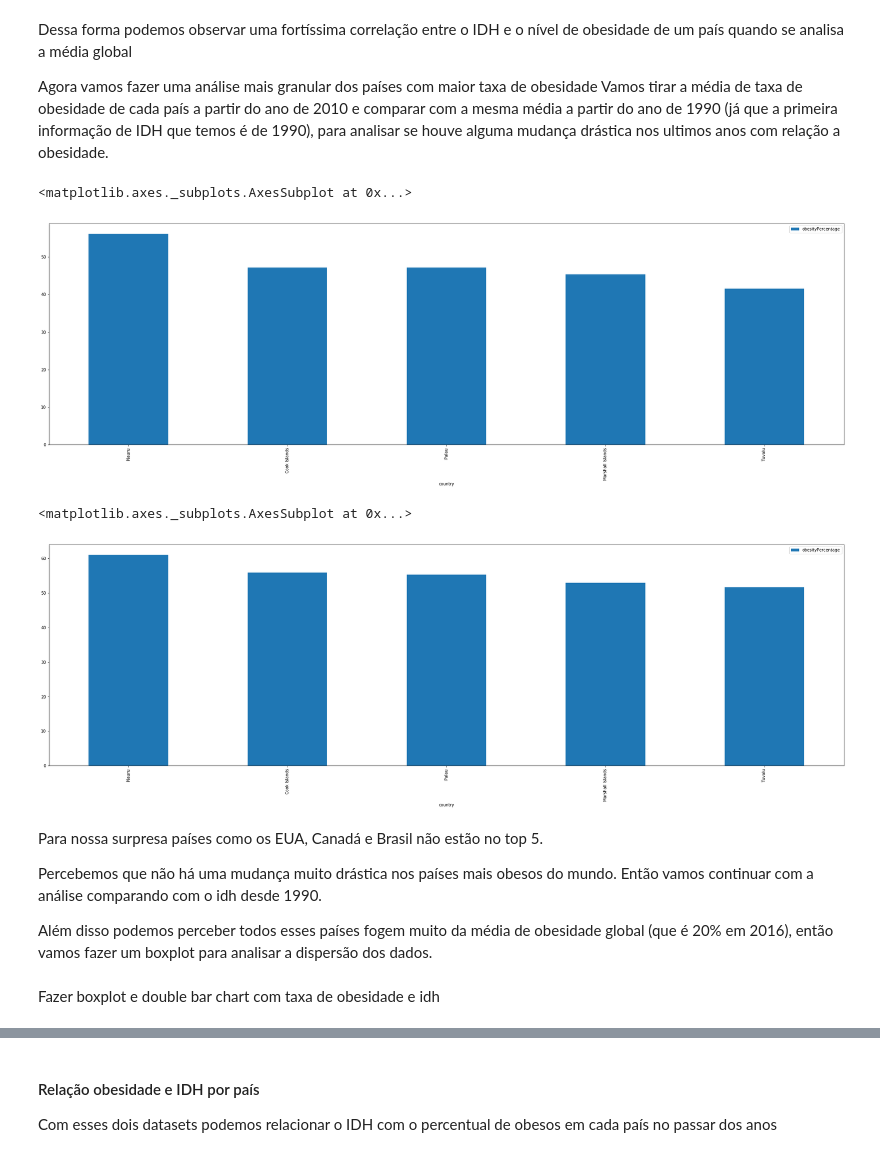
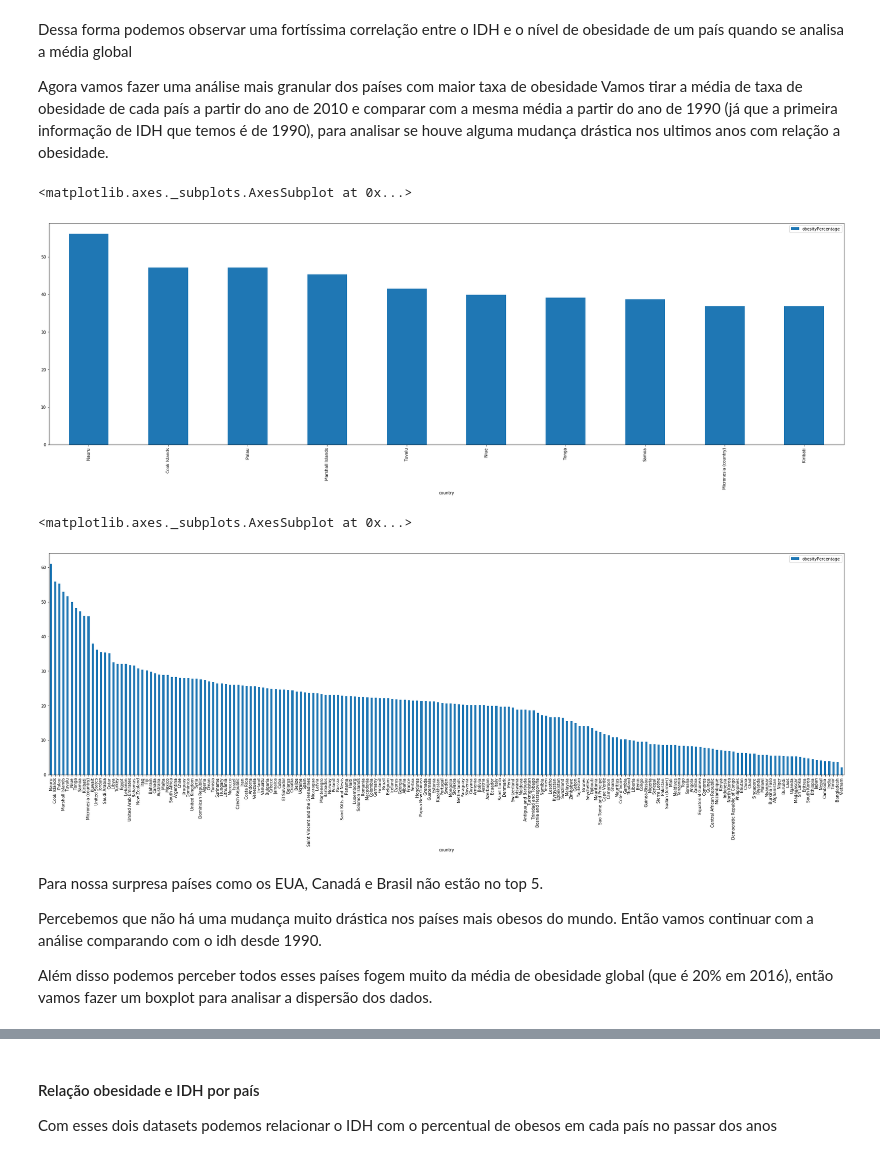
Before and after one commit to if1015-datascience-ufpe/2018-2-projeto-follow-up, a Jupyter notebook: src/Follow UP.ipynb, the cells around one changed output, grey strips where cells are left out. Drawn from its saved outputs; the diff is of its cells as text; code cells hidden in the pictures.

Commit message:
Added population density csv, analised dispersion over global obesity data and relation between IDH and Population Density

```diff
--- a/src/Follow UP.ipynb
+++ b/src/Follow UP.ipynb
@@ -131,21 +131,21 @@ Dessa forma podemos observar uma fortíssima correlação entre o IDH e o nível
 Agora vamos fazer uma análise mais granular dos países com maior taxa de obesidade
 Vamos tirar a média de taxa de obesidade de cada país a partir do ano de 2010 e comparar com a mesma média a partir do ano de 1990 (já que a primeira informação de IDH que temos é de 1990), para analisar se houve alguma mudança drástica nos ultimos anos com relação a obesidade.
 # %%
-worldObesityMean = worldObesity.loc[worldObesity['year'] >= 1]
+worldObesityMean = worldObesity.loc[worldObesity['year'] >= 1990]
 worldObesityMean = worldObesityMean.groupby(['country'])['obesityPercentage'].mean().to_frame()
-worldObesityMean = worldObesityMean.sort_values(by=['obesityPercentage'], ascending=False).head()
+worldObesityMean = worldObesityMean.sort_values(by=['obesityPercentage'], ascending=False).head(10)
 worldObesityMean.plot.bar(figsize=(35,10))
 # %% [output]
 <matplotlib.axes._subplots.AxesSubplot at 0x...>
-[figure, old version]
+[figure, new version]
 # %%
 worldObesityMean = worldObesity.loc[worldObesity['year'] == 2016]
 worldObesityMean = worldObesityMean.groupby(['country'])['obesityPercentage'].mean().to_frame()
-worldObesityMean = worldObesityMean.sort_values(by=['obesityPercentage'], ascending=False).head()
+worldObesityMean = worldObesityMean.sort_values(by=['obesityPercentage'], ascending=False)
 worldObesityMean.plot.bar(figsize=(35,10))
 # %% [output]
 <matplotlib.axes._subplots.AxesSubplot at 0x...>
-[figure, old version]
+[figure, new version]
 # %% [markdown]
 Para nossa surpresa países como os EUA, Canadá e Brasil não estão no top 5.
 
@@ -153,5 +153,3 @@ Percebemos que não há uma mudança muito drástica nos países mais obesos do
 Então vamos continuar com a análise comparando com o idh desde 1990.
 
 Além disso podemos perceber todos esses países fogem muito da média de obesidade global (que é 20% em 2016), então vamos fazer um boxplot para analisar a dispersão dos dados.
-# %% [markdown]
-Fazer boxplot e double bar chart com taxa de obesidade e idh
```
Also changed, not shown: parts of 19 cells of this notebook, 1 other file.
